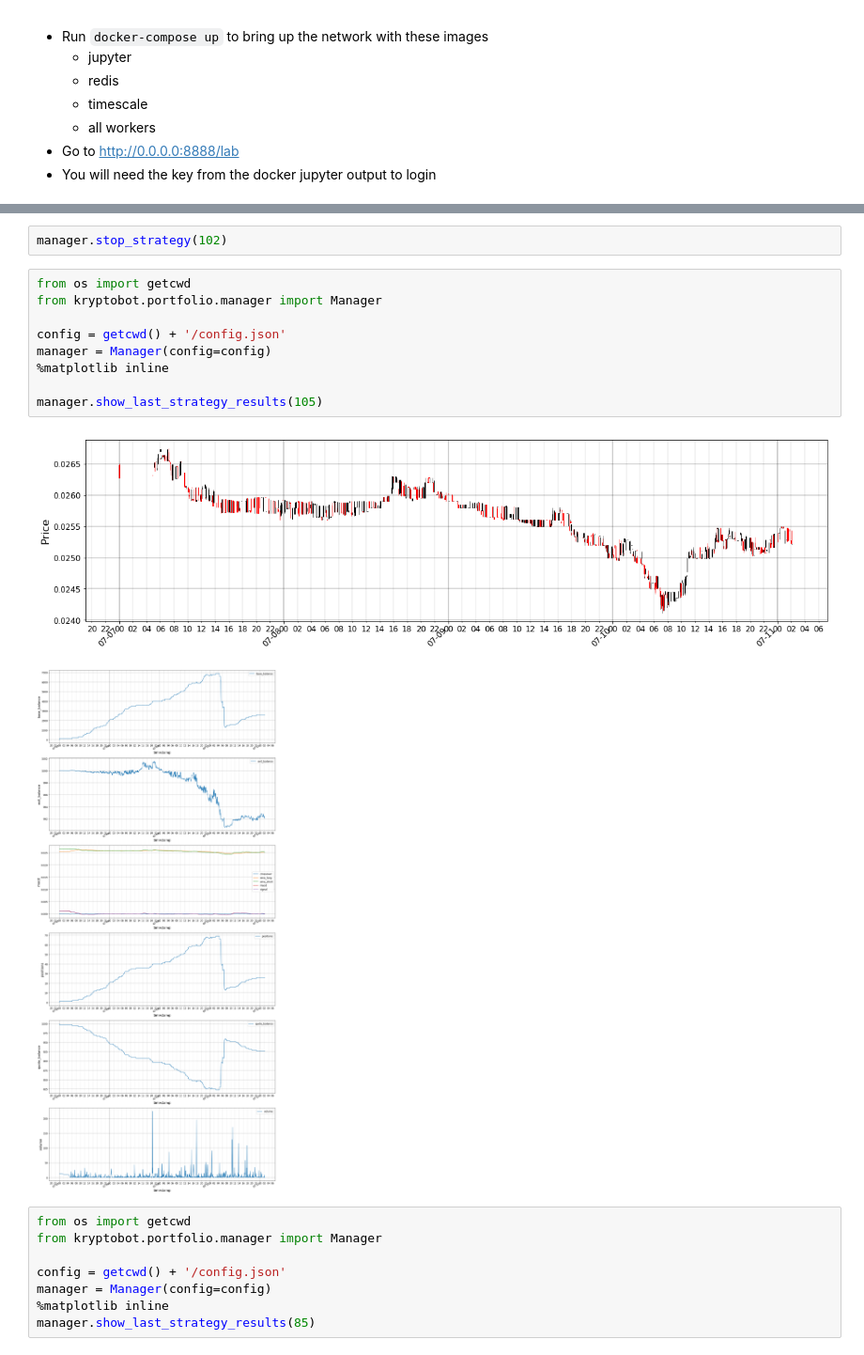
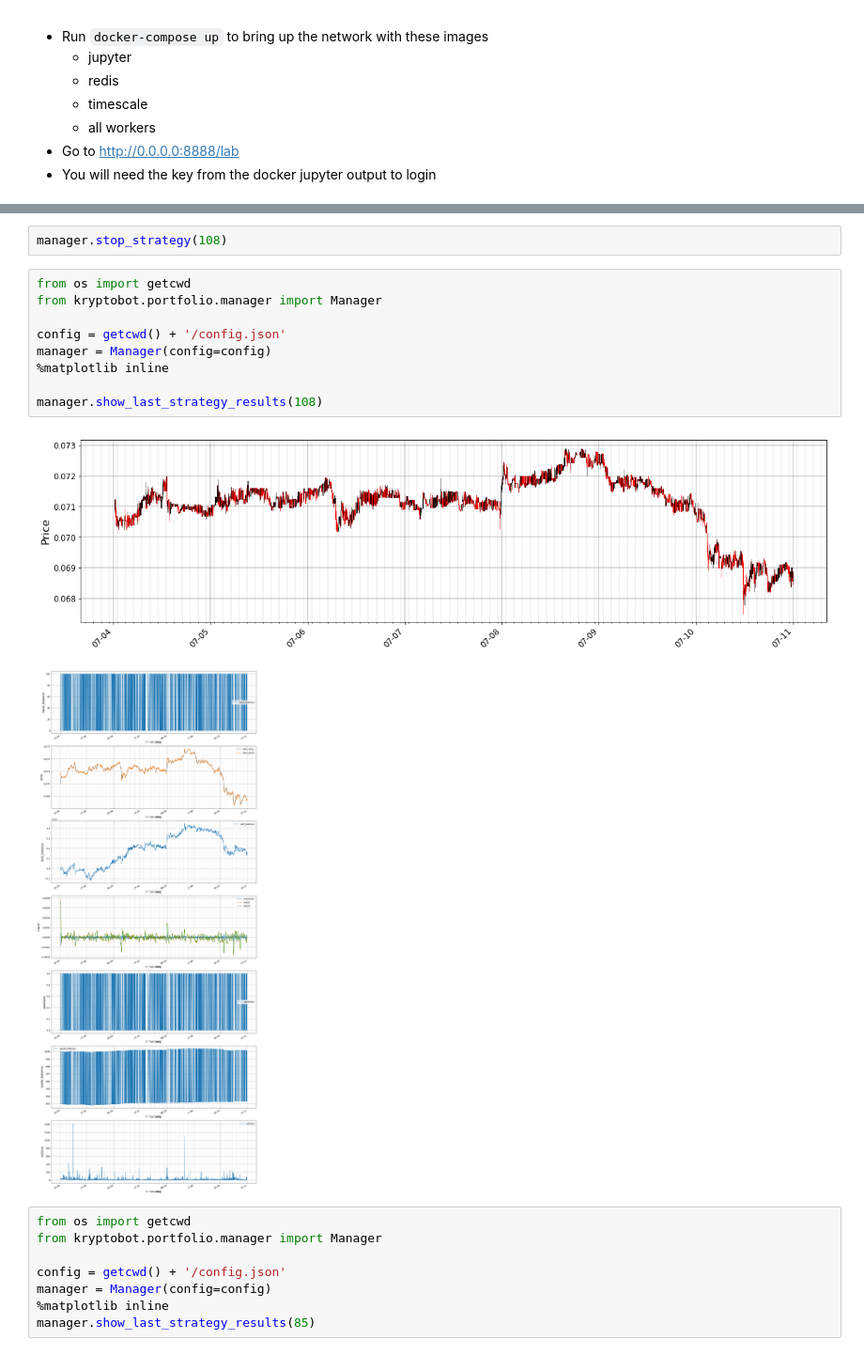
Before and after one commit to eristoddle/KryptoBot, a Jupyter notebook: notebooks/t2_strategies.ipynb, the cells around one changed output, grey strips where cells are left out. Shown at 94% size. Saved outputs shown, nothing was run; the diff lists cells and outputs as text.

Commit message:
decent macd results

```diff
--- a/notebooks/t2_strategies.ipynb
+++ b/notebooks/t2_strategies.ipynb
@@ -105,17 +105,17 @@ strategy_id {'strategy_id': 104, 'celery_id': '393daf09-4dcb-4936-a617-eaa070b93
 # %%
-manager.stop_strategy(102)
+manager.stop_strategy(108)
 # %%
 from os import getcwd
 from kryptobot.portfolio.manager import Manager
 
 config = getcwd() + '/config.json'
 manager = Manager(config=config)
 %matplotlib inline
 
-manager.show_last_strategy_results(105)
+manager.show_last_strategy_results(108)
 # %% [output]
-[figure, old version]
+[figure, new version]
-[figure, old version]
+[figure, new version]
 # %%
 from os import getcwd
 from kryptobot.portfolio.manager import Manager
```
Also changed, not shown: parts of 1 cell of this notebook, 2 other files.
